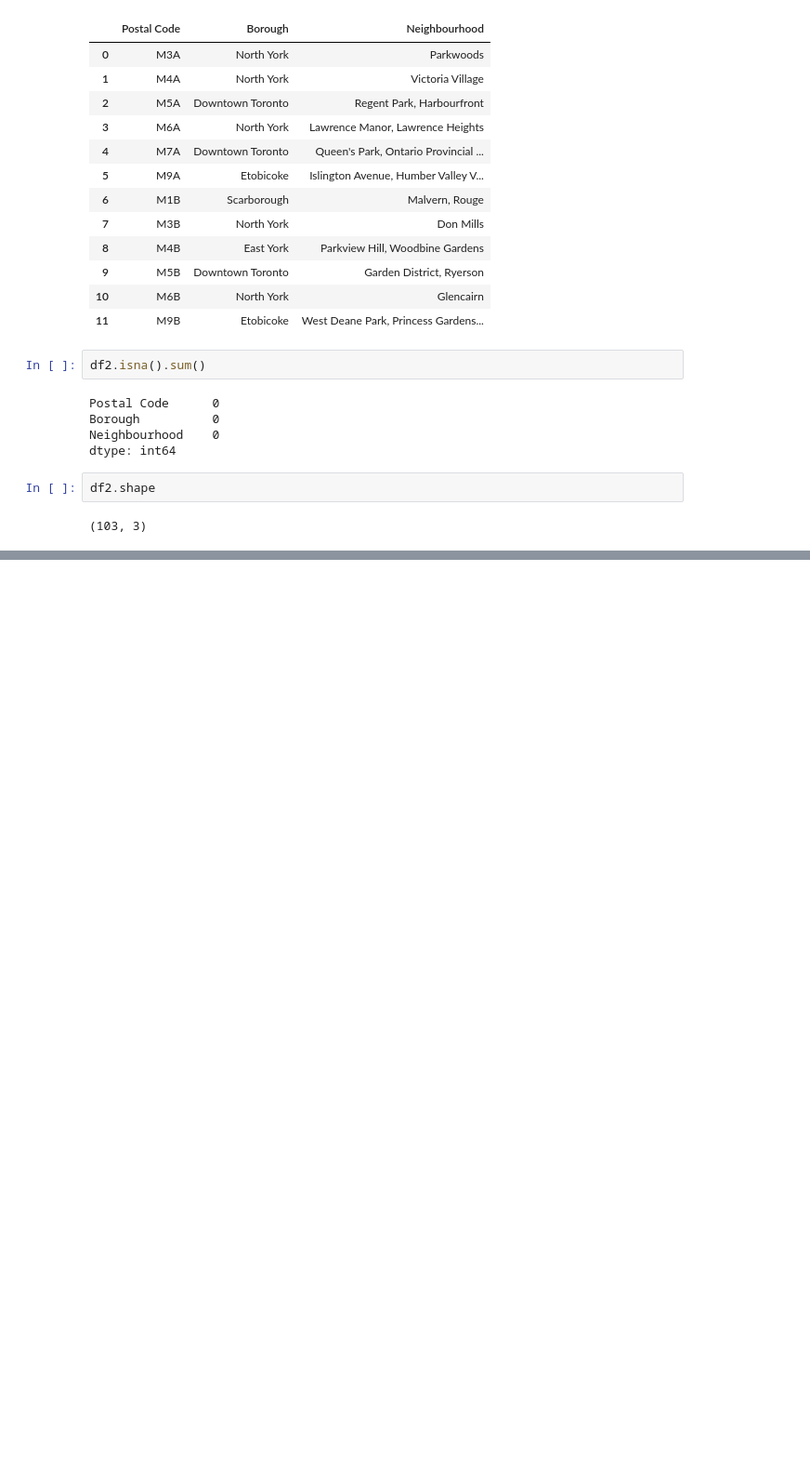
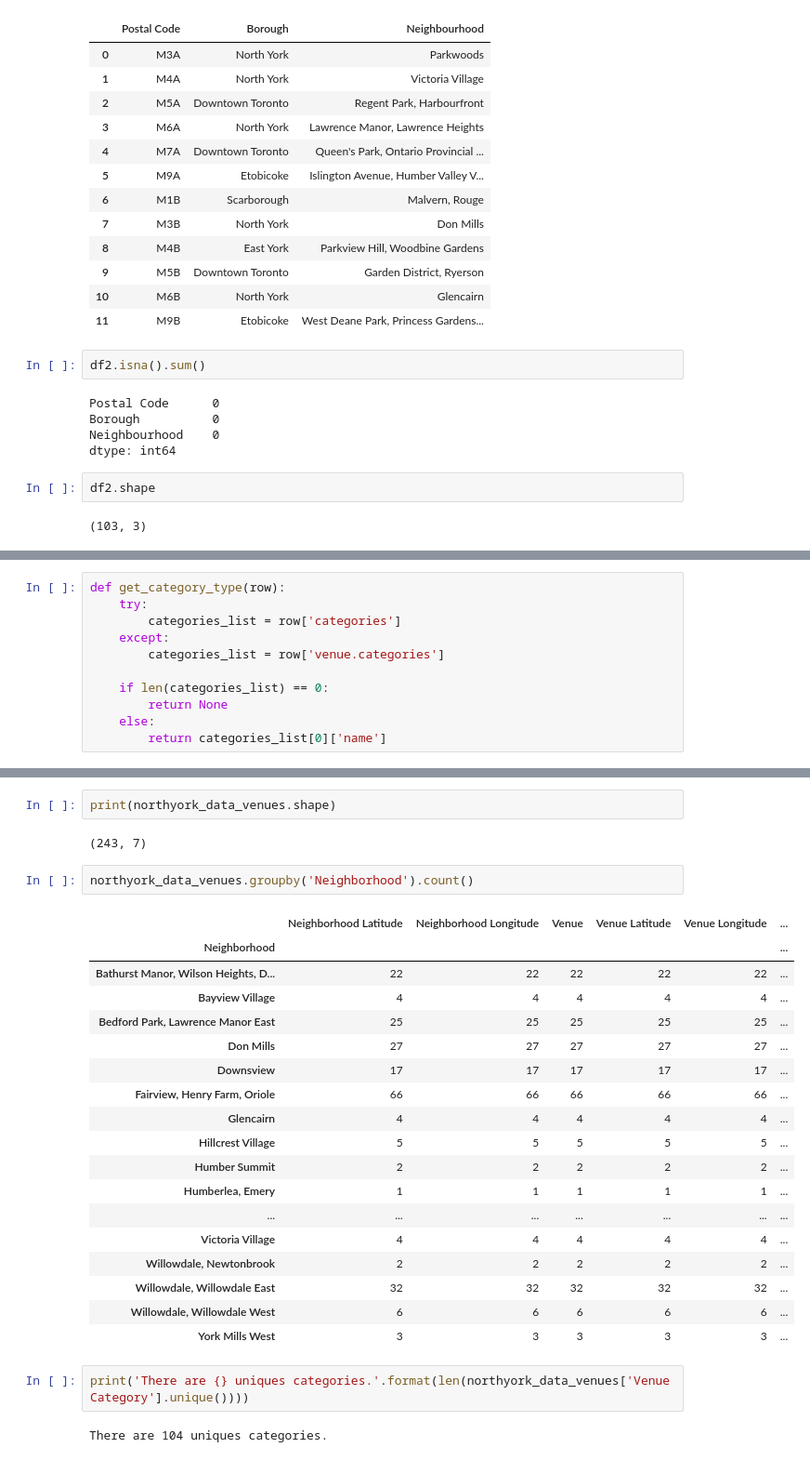
Before and after one commit to ssaurabh5/Coursera_Capstone_IBM_Data_Science_Project, a Jupyter notebook: Segmenting_and_Clustering_Neighborhoods_in_Toronto.ipynb, the cells around one changed output, grey strips where cells are left out. Shown: that part at 93% size. Saved outputs shown, nothing was run; the diff lists cells and outputs as text; blank space fills up the shorter version.

```diff
--- a/Segmenting_and_Clustering_Neighborhoods_in_Toronto.ipynb
+++ b/Segmenting_and_Clustering_Neighborhoods_in_Toronto.ipynb
@@ -65,0 +236,11 @@ df2.shape
+# %%
+def get_category_type(row):
+    try:
+        categories_list = row['categories']
+    except:
+        categories_list = row['venue.categories']
+
+    if len(categories_list) == 0:
+        return None
+    else:
+        return categories_list[0]['name']
@@ -65,0 +334,29 @@ df2.shape
+# %%
+print(northyork_data_venues.shape)
+# %% [output]
+(243, 7)
+# %%
+northyork_data_venues.groupby('Neighborhood').count()
+# %% [output]
+|  | Neighborhood Latitude | Neighborhood Longitude | Venue | Venue Latitude | Venue Longitude | ... |
+| Neighborhood |  |  |  |  |  | ... |
+| Bathurst Manor, Wilson Heights, D... | 22 | 22 | 22 | 22 | 22 | ... |
+| Bayview Village | 4 | 4 | 4 | 4 | 4 | ... |
+| Bedford Park, Lawrence Manor East | 25 | 25 | 25 | 25 | 25 | ... |
+| Don Mills | 27 | 27 | 27 | 27 | 27 | ... |
+| Downsview | 17 | 17 | 17 | 17 | 17 | ... |
+| Fairview, Henry Farm, Oriole | 66 | 66 | 66 | 66 | 66 | ... |
+| Glencairn | 4 | 4 | 4 | 4 | 4 | ... |
+| Hillcrest Village | 5 | 5 | 5 | 5 | 5 | ... |
+| Humber Summit | 2 | 2 | 2 | 2 | 2 | ... |
+| Humberlea, Emery | 1 | 1 | 1 | 1 | 1 | ... |
+| ... | ... | ... | ... | ... | ... | ... |
+| Victoria Village | 4 | 4 | 4 | 4 | 4 | ... |
+| Willowdale, Newtonbrook | 2 | 2 | 2 | 2 | 2 | ... |
+| Willowdale, Willowdale East | 32 | 32 | 32 | 32 | 32 | ... |
+| Willowdale, Willowdale West | 6 | 6 | 6 | 6 | 6 | ... |
+| York Mills West | 3 | 3 | 3 | 3 | 3 | ... |
+# %%
+print('There are {} uniques categories.'.format(len(northyork_data_venues['Venue Category'].unique())))
+# %% [output]
+There are 104 uniques categories.
```
Also changed, not shown: parts of 37 cells of this notebook.
